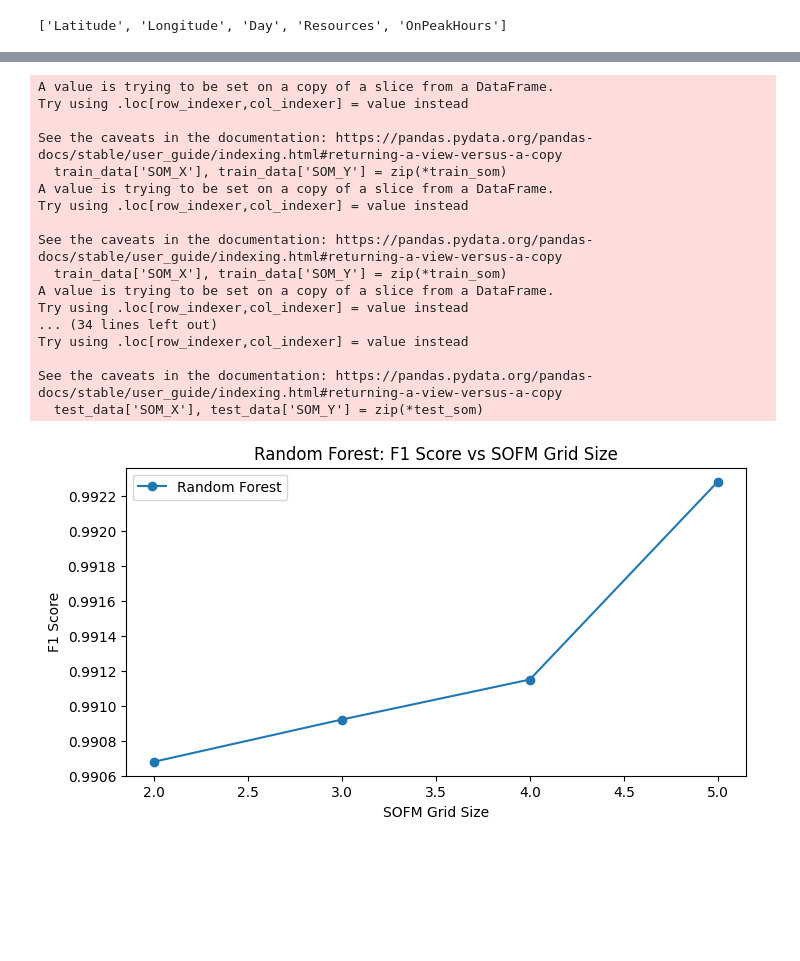
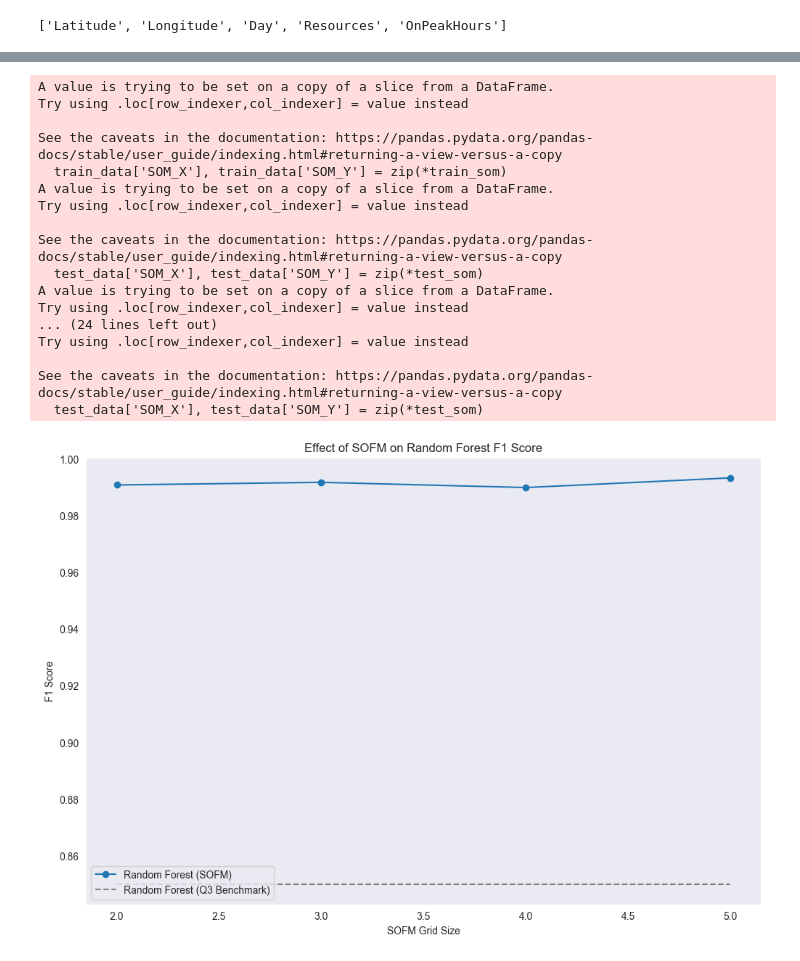
Before and after one commit to zewei-wang/ELG5255, a Jupyter notebook: final/final_presentation.ipynb, the cells around one changed output, grey strips where cells are left out. Drawn from its saved outputs; the diff is of its cells as text; code cells hidden in the pictures; blank space fills up the shorter version.

```diff
--- a/final/final_presentation.ipynb
+++ b/final/final_presentation.ipynb
@@ -362,19 +362,10 @@ plt.show()
 # %%
-"""
-Q4: Self-Organizing Feature Maps (SOFM)
-
-Create Prior Knowledge Input (PKI) using SOFM clusters and plot the relationship between SOFM neuron numbers and F1 scores for the given machine learning models (Bagging - Random Forest, Boosting - GradientBoosting)
-"""
-
 from minisom import MiniSom
 from sklearn.ensemble import RandomForestClassifier, GradientBoostingClassifier
+from sklearn.svm import SVC
+from sklearn.linear_model import LogisticRegression
 from sklearn.metrics import f1_score
 import matplotlib.pyplot as plt
-import pandas as pd
-
-# Select spatial features for SOFM
-spatial_features = train_data[['Latitude', 'Longitude']].values
-test_spatial_features = test_data[['Latitude', 'Longitude']].values
 
 # SOFM grid sizes
 grid_sizes = [2, 3, 4, 5]
@@ -382,65 +373,72 @@ grid_sizes = [2, 3, 4, 5]
 # Models to evaluate
 models = {
     "Random Forest": RandomForestClassifier(random_state=42),
-    "Gradient Boosting": GradientBoostingClassifier(random_state=42)  # Ensemble method
+    "Gradient Boosting": GradientBoostingClassifier(random_state=42),
+    "SVM": SVC(random_state=42),
+    "Logistic Regression": LogisticRegression(random_state=42, max_iter=1000)
 }
 
-# Store results
-results = {model: [] for model in models.keys()}
+# Store F1 scores for each model
+f1_scores = {model: [] for model in models.keys()}
 
-# Loop through grid sizes and train models
+# Loop through SOFM grid sizes
 for grid in grid_sizes:
     # Initialize and train SOFM
     som = MiniSom(x=grid, y=grid, input_len=2, sigma=0.3, learning_rate=0.5)
-    som.random_weights_init(spatial_features)
-    som.train_random(data=spatial_features, num_iteration=100)
+    som.random_weights_init(train_data[['Latitude', 'Longitude']].values)
+    som.train_random(data=train_data[['Latitude', 'Longitude']].values, num_iteration=100)
 
     # Map training and testing spatial features to SOFM clusters
-    train_som = [som.winner(x) for x in spatial_features]
-    test_som = [som.winner(x) for x in test_spatial_features]
+    train_som = [som.winner(x) for x in train_data[['Latitude', 'Longitude']].values]
+    test_som = [som.winner(x) for x in test_data[['Latitude', 'Longitude']].values]
 
     # Convert clusters to separate columns (x and y positions)
     train_data['SOM_X'], train_data['SOM_Y'] = zip(*train_som)
     test_data['SOM_X'], test_data['SOM_Y'] = zip(*test_som)
 
-    # Update training and testing datasets with SOFM features
-    X_train_augmented = train_data[['SOM_X', 'SOM_Y', 'Latitude', 'Longitude', 'Day', 'Resources', 'OnPeakHours']]
-    X_test_augmented = test_data[['SOM_X', 'SOM_Y', 'Latitude', 'Longitude', 'Day', 'Resources', 'OnPeakHours']]
+    # Update datasets with SOFM features
+    X_train_augmented = train_data[selected_features_rfe + ['SOM_X', 'SOM_Y']]
+    X_test_augmented = test_data[selected_features_rfe + ['SOM_X', 'SOM_Y']]
     y_train = train_data['Legitimacy']
     y_test = test_data['Legitimacy']
 
     # Train and evaluate each model
     for model_name, model in models.items():
         model.fit(X_train_augmented, y_train)
         y_pred = model.predict(X_test_augmented)
-        f1 = f1_score(y_test, y_pred)
-        results[model_name].append(f1)
+        f1_scores[model_name].append(f1_score(y_test, y_pred))
 
-# Plot results
-for model_name, f1_scores in results.items():
-    plt.figure(figsize=(8, 4))
-    plt.plot(grid_sizes, f1_scores, marker='o', label=model_name)
-    plt.title(f"{model_name}: F1 Score vs SOFM Grid Size")
+# Q3 benchmark F1 scores (replace with actual Q3 results)
+q3_f1_scores = {'Random Forest': 0.85, 'Gradient Boosting': 0.87, 'SVM': 0.82, 'Logistic Regression': 0.81}
+
+# Generate Figures
+for model_name, scores in f1_scores.items():
+    plt.figure(figsize=(12, 8))
+    plt.plot(grid_sizes, scores, marker='o', label=f"{model_name} (SOFM)")
+    plt.hlines(q3_f1_scores[model_name], xmin=grid_sizes[0], xmax=grid_sizes[-1],
+               colors='gray', linestyles='dashed', label=f"{model_name} (Q3 Benchmark)")
+    plt.title(f"Effect of SOFM on {model_name} F1 Score")
     plt.xlabel("SOFM Grid Size")
     plt.ylabel("F1 Score")
     plt.legend()
+    plt.grid()
     plt.show()
 # %% [output]
 A value is trying to be set on a copy of a slice from a DataFrame.
 Try using .loc[row_indexer,col_indexer] = value instead
 
 See the caveats in the documentation: https://pandas.pydata.org/pandas-docs/stable/user_guide/indexing.html#returning-a-view-versus-a-copy
   train_data['SOM_X'], train_data['SOM_Y'] = zip(*train_som)
 A value is trying to be set on a copy of a slice from a DataFrame.
 Try using .loc[row_indexer,col_indexer] = value instead
 
 See the caveats in the documentation: https://pandas.pydata.org/pandas-docs/stable/user_guide/indexing.html#returning-a-view-versus-a-copy
-  train_data['SOM_X'], train_data['SOM_Y'] = zip(*train_som)
+  test_data['SOM_X'], test_data['SOM_Y'] = zip(*test_som)
 A value is trying to be set on a copy of a slice from a DataFrame.
 Try using .loc[row_indexer,col_indexer] = value instead
-... (34 lines left out)
+... (24 lines left out)
 Try using .loc[row_indexer,col_indexer] = value instead
 
 See the caveats in the documentation: https://pandas.pydata.org/pandas-docs/stable/user_guide/indexing.html#returning-a-view-versus-a-copy
   test_data['SOM_X'], test_data['SOM_Y'] = zip(*test_som)
-[figure, old version]
+[figure, new version]
```
Also changed, not shown: parts of 9 cells of this notebook.
